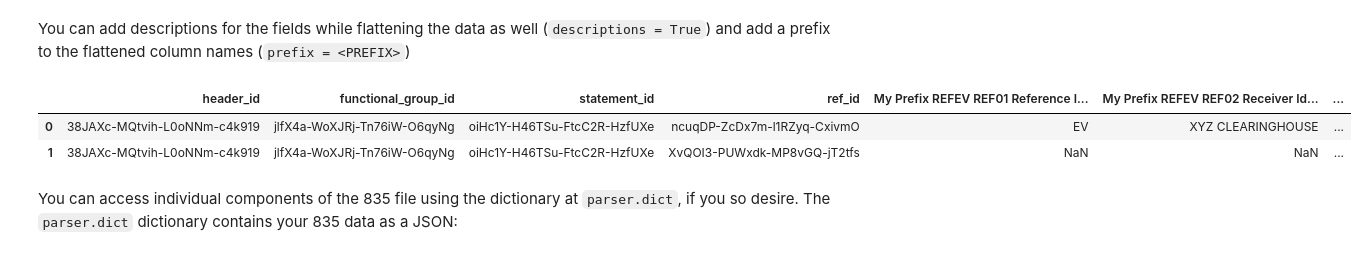
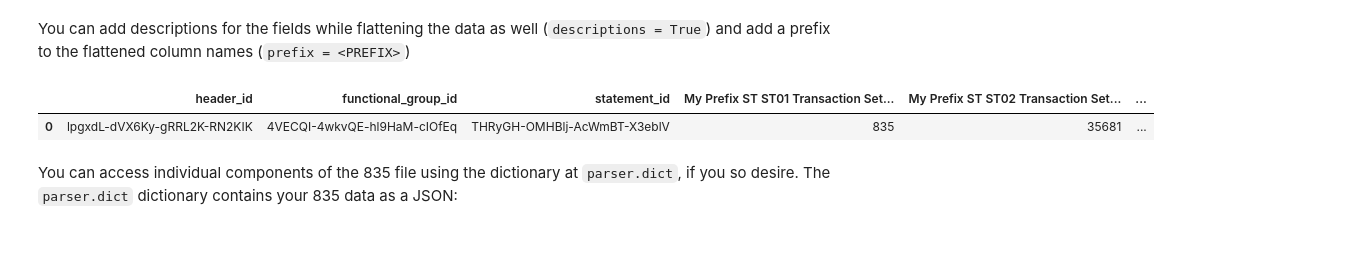
Before and after one commit to DHR-Health/py835, a Jupyter notebook: README.ipynb, the cells around one changed output. Cells and saved outputs as stored; diff of their text form; code cells hidden in the pictures.

```diff
--- a/README.ipynb
+++ b/README.ipynb
@@ -91,11 +98,10 @@ parser.TABLES['STATEMENTS_REF'].flatten().head(3)
 # %% [markdown]
 You can add descriptions for the fields while flattening the data as well (`descriptions = True`) and add a prefix to the flattened column names (`prefix = <PREFIX>`)
 # %%
-parser.TABLES['STATEMENTS_REF'].head(5).flatten(prefix='My Prefix ',descriptions = True)
+parser.TABLES['STATEMENTS'].flatten(prefix='My Prefix ',descriptions = True)
 # %% [output]
-|  | header_id | functional_group_id | statement_id | ref_id | My Prefix REFEV REF01 Reference I... | My Prefix REFEV REF02 Receiver Id... | ... |
-| 0 | 38JAXc-MQtvih-L0oNNm-c4k919 | jlfX4a-WoXJRj-Tn76iW-O6qyNg | oiHc1Y-H46TSu-FtcC2R-HzfUXe | ncuqDP-ZcDx7m-l1RZyq-CxivmO | EV | XYZ CLEARINGHOUSE | ... |
-| 1 | 38JAXc-MQtvih-L0oNNm-c4k919 | jlfX4a-WoXJRj-Tn76iW-O6qyNg | oiHc1Y-H46TSu-FtcC2R-HzfUXe | XvQOI3-PUWxdk-MP8vGQ-jT2tfs | NaN | NaN | ... |
+|  | header_id | functional_group_id | statement_id | My Prefix ST ST01 Transaction Set... | My Prefix ST ST02 Transaction Set... | ... |
+| 0 | lpgxdL-dVX6Ky-gRRL2K-RN2KIK | 4VECQI-4wkvQE-hl9HaM-cIOfEq | THRyGH-OMHBlj-AcWmBT-X3eblV | 835 | 35681 | ... |
 # %% [markdown]
 You can access individual components of the 835 file using the dictionary at `parser.dict`, if you so desire. The `parser.dict` dictionary contains your 835 data as a JSON:
 # %%
```
Also changed, not shown: parts of 10 cells of this notebook, 1 other file.
